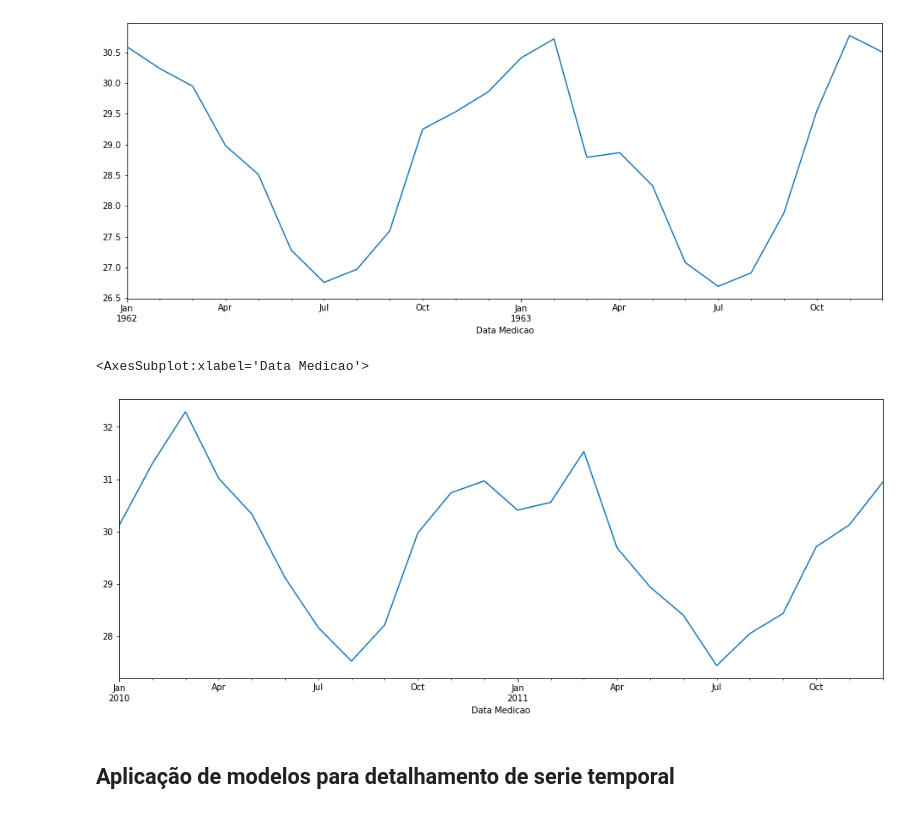
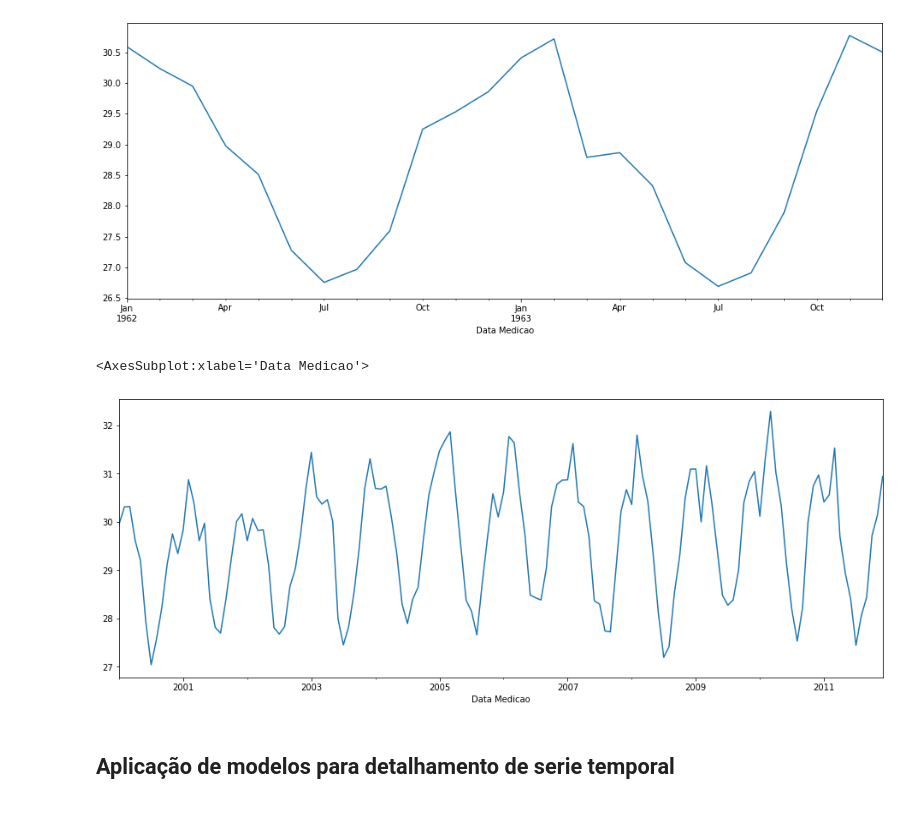
Before and after one commit to Bernardofcr/time_series_analysis, a Jupyter notebook: Time Series Analysis.ipynb, the cells around one changed output. Saved outputs shown, nothing was run; the diff lists cells and outputs as text; code cells hidden in the pictures.

```diff
--- a/Time Series Analysis.ipynb
+++ b/Time Series Analysis.ipynb
@@ -117,10 +117,10 @@ df_hist["1962":"1963"]["TEMPERATURA MAXIMA MEDIA, MENSAL(°C)"].plot()
 <AxesSubplot:xlabel='Data Medicao'>
 [figure]
 # %%
-df_hist["2010":"2011"]["TEMPERATURA MAXIMA MEDIA, MENSAL(°C)"].plot()
+df_hist["2000":"2011"]["TEMPERATURA MAXIMA MEDIA, MENSAL(°C)"].plot()
 # %% [output]
 <AxesSubplot:xlabel='Data Medicao'>
-[figure, old version]
+[figure, new version]
 # %% [markdown]
 ## Aplicação de modelos para detalhamento de serie temporal
 # %% [markdown]
```
Also changed, not shown: parts of 40 cells of this notebook.
